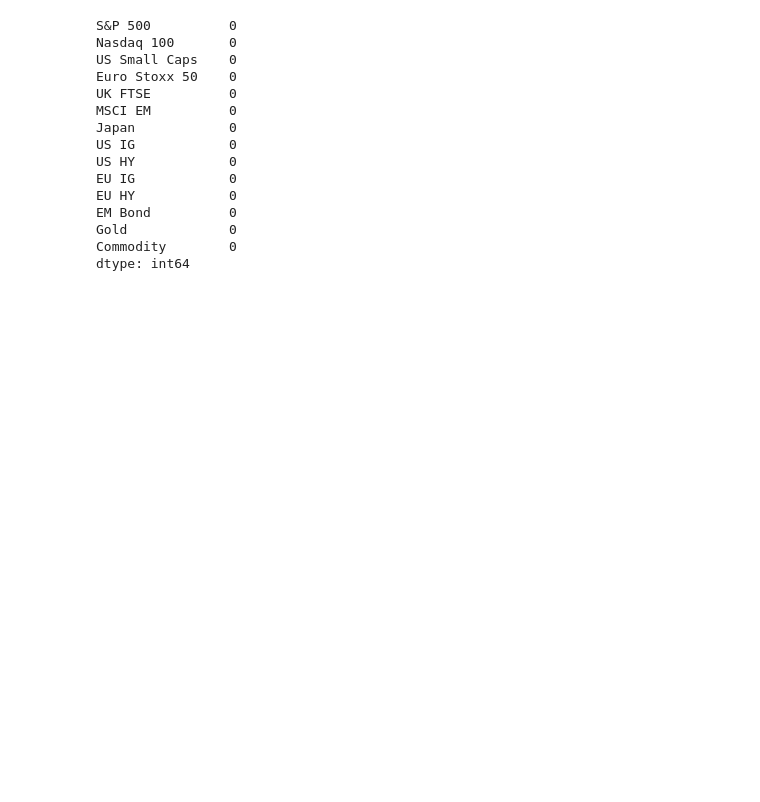
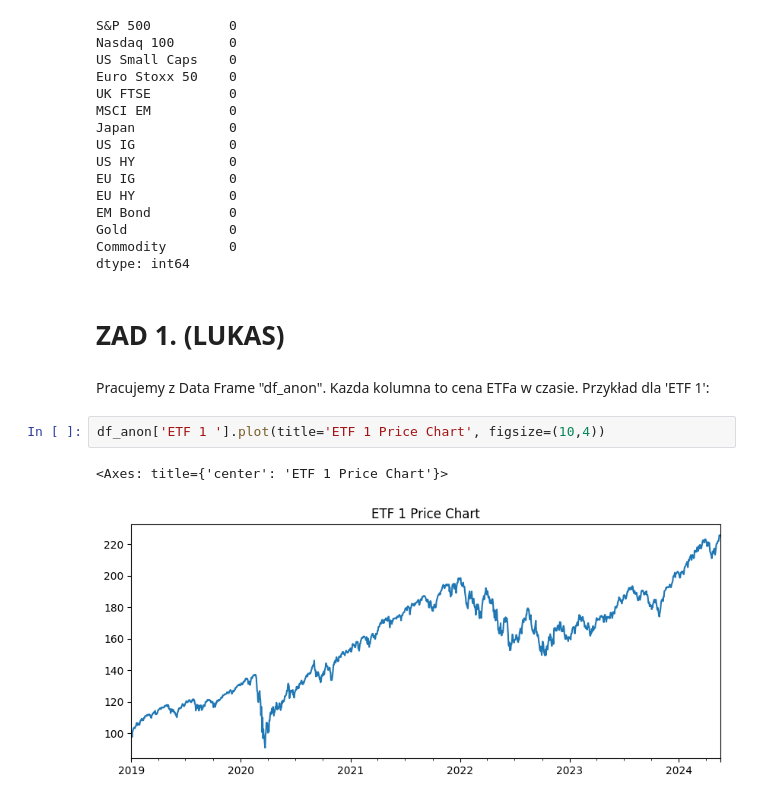
Before and after one commit to alexjablo/qem2-python, a Jupyter notebook: Project_notebook.ipynb, the cells around one changed output. Drawn from its saved outputs; the diff is of its cells as text; blank space fills up the shorter version.

```diff
--- a/Project_notebook.ipynb
+++ b/Project_notebook.ipynb
@@ -68,3 +70,12 @@ EM Bond          0
 Gold             0
 Commodity        0
 dtype: int64
+# %% [markdown]
+# ZAD 1. (LUKAS)
+# %% [markdown]
+Pracujemy z Data Frame "df_anon". Kazda kolumna to cena ETFa w czasie. Przykład dla 'ETF 1':
+# %%
+df_anon['ETF 1 '].plot(title='ETF 1 Price Chart', figsize=(10,4))
+# %% [output]
+<Axes: title={'center': 'ETF 1 Price Chart'}>
+[figure, added]
```
Also changed, not shown: parts of 3 cells of this notebook.
